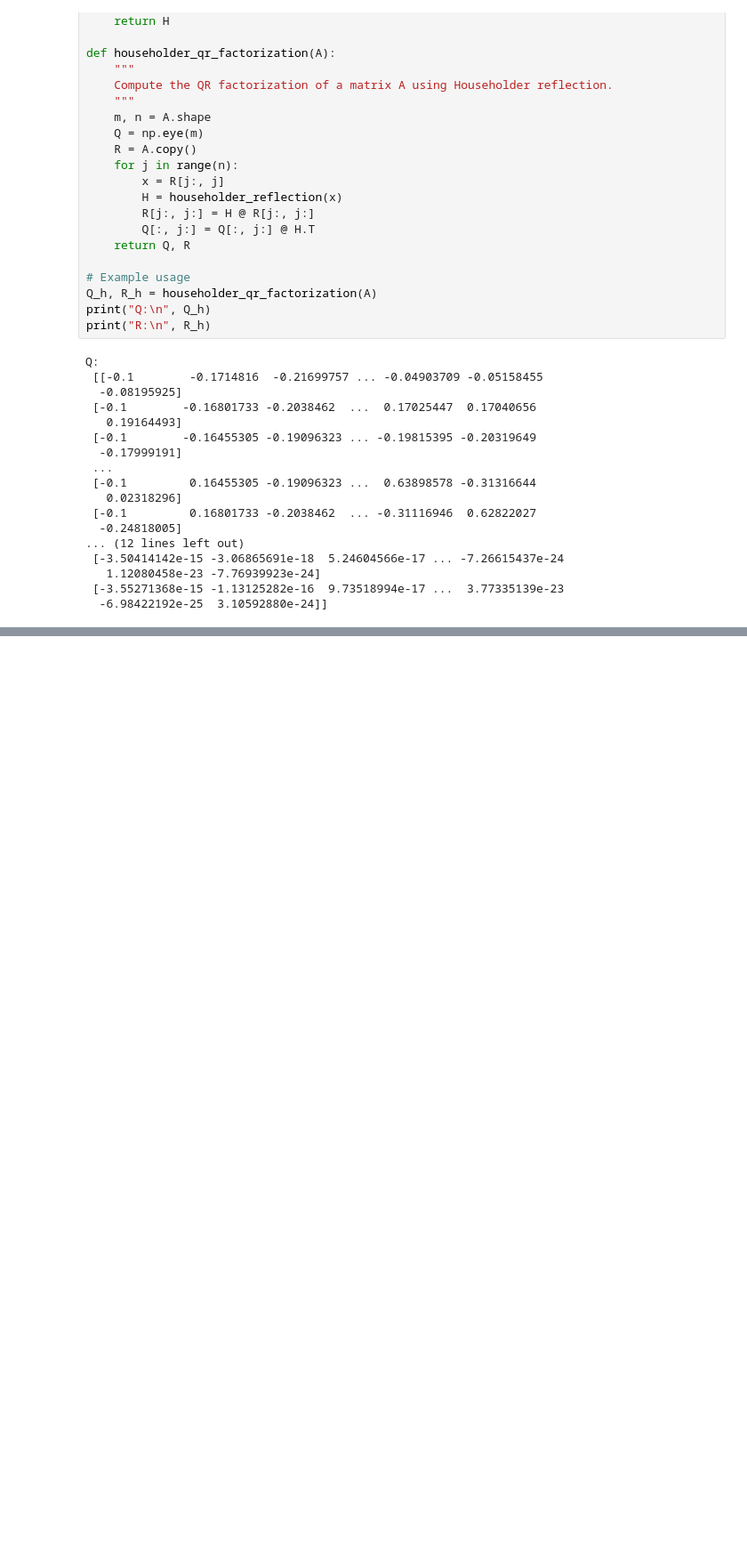
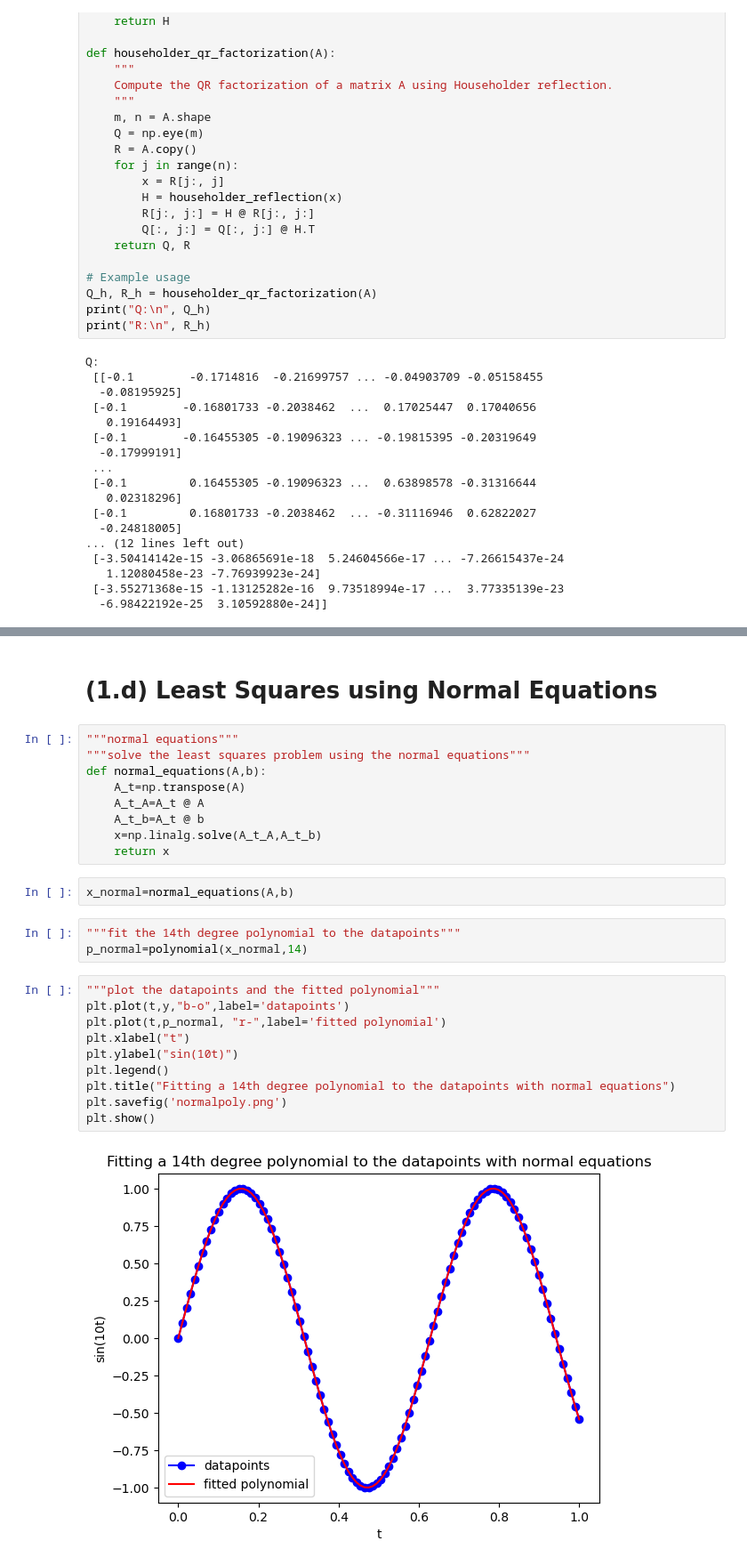
Before and after one commit to lochansurya/NLA, a Jupyter notebook: NLA/Assignment-4/QR.ipynb, the cells around one changed output, grey strips where cells are left out. Shown: that part at 89% size. Cells and saved outputs as stored; diff of their text form; blank space fills up the shorter version.

```diff
--- a/NLA/Assignment-4/QR.ipynb
+++ b/NLA/Assignment-4/QR.ipynb
@@ -326,0 +299,28 @@ ValueError: matmul: Input operand 1 has a mismatch in its core dimension 0, with
+# %% [markdown]
+# (1.d) Least Squares using Normal Equations
+# %%
+"""normal equations"""
+"""solve the least squares problem using the normal equations"""
+def normal_equations(A,b):
+    A_t=np.transpose(A)
+    A_t_A=A_t @ A
+    A_t_b=A_t @ b
+    x=np.linalg.solve(A_t_A,A_t_b)
+    return x
+# %%
+x_normal=normal_equations(A,b)
+# %%
+"""fit the 14th degree polynomial to the datapoints"""
+p_normal=polynomial(x_normal,14)
+# %%
+"""plot the datapoints and the fitted polynomial"""
+plt.plot(t,y,"b-o",label='datapoints')
+plt.plot(t,p_normal, "r-",label='fitted polynomial')
+plt.xlabel("t")
+plt.ylabel("sin(10t)")
+plt.legend()
+plt.title("Fitting a 14th degree polynomial to the datapoints with normal equations")
+plt.savefig('normalpoly.png')
+plt.show()
+# %% [output]
+[figure, added]
```
Also changed, not shown: parts of 22 cells of this notebook, 6 other files.
